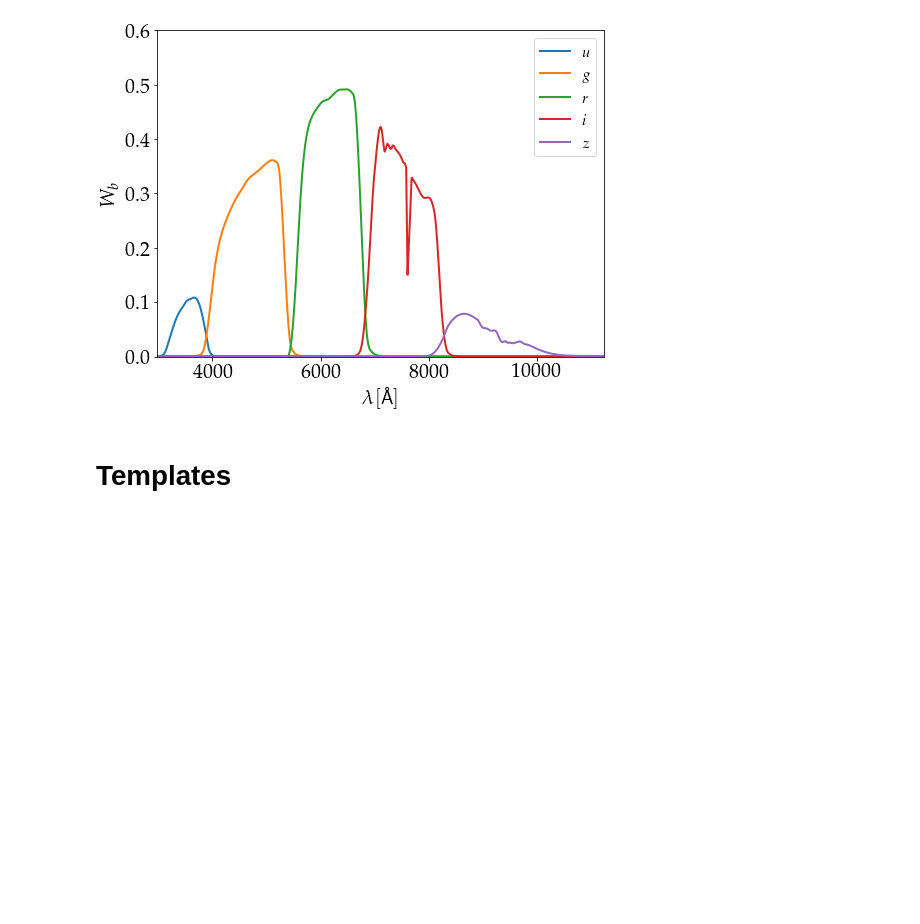
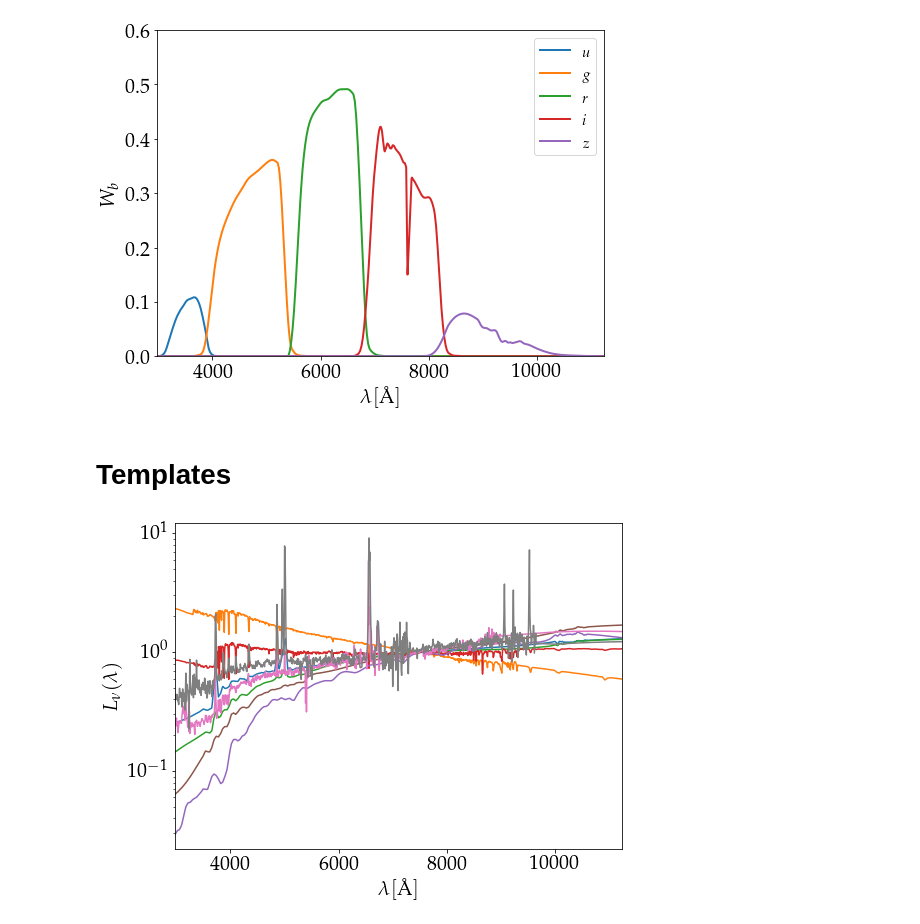
Before and after one commit to Harry45/BHM-nz, a Jupyter notebook: reference/BL-2016/understanding.ipynb, the cells around one changed output. Saved outputs shown, nothing was run; the diff lists cells and outputs as text; code cells hidden in the pictures; blank space fills up the shorter version.

```diff
--- a/reference/BL-2016/understanding.ipynb
+++ b/reference/BL-2016/understanding.ipynb
@@ -156,0 +151,45 @@ irregulars = ['Im_B2004a.sed','SB3_B2004a.sed','SB2_B2004a.sed', 'ssp_25Myr_z008
+# %%
+def process_templates(folder, waverange: list, nwave: int = 1000, normwave=7E3):
+    """
+    Process the templates in such a way that they are normalised at wavelength=7000 angstrom. They are
+    also interpolated in the range of the wavelength of the filters, that is, between 2980.0 and 11230.0.
+    """
+    waveint = np.linspace(waverange[0], waverange[1], nwave)
+    templates = dict()
+    seds = os.listdir('seds/')
+    for f in seds:
+        file = np.loadtxt(f'seds/{f}')
+        wavelength = file[:, 0]
+        sed = file[:,1] * file[:,0]**2
+        norm_constant = np.interp(normwave, wavelength, sed)
+        sed = sed / norm_constant
+        func = interp1d(wavelength, sed, bounds_error=False, kind='linear', fill_value=(sed[0], sed[-1]))
+        ynew = func(waveint)
+        templates[f.split('.')[0]] = ynew
+    templates['wavelength'] = waveint
+    return templates
+# %%
+# filenames for the templates
+template_fnames = os.listdir('seds/')
+templatenames = [f.split('.')[0] for f in template_fnames]
+
+# ellipticals = ['El_B2004a.sed']
+# spirals = ['Sbc_B2004a.sed','Scd_B2004a.sed']
+# irregulars = ['Im_B2004a.sed','SB3_B2004a.sed','SB2_B2004a.sed', 'ssp_25Myr_z008.sed','ssp_5Myr_z008.sed']
+
+# process templates
+waverange = (filters_int['wavelength'][0], filters_int['wavelength'][-1])
+templates = process_templates('seds/', waverange, 1000, 7.5E3)
+# %%
+plt.figure(figsize=(8,6))
+for fname in templatenames:
+    plt.plot(templates['wavelength'], templates[fname])
+plt.xlabel(r'$\lambda [\textrm{\AA}]$', fontsize = fontSize)
+plt.ylabel(r'$L_{\nu}(\lambda)$', fontsize = fontSize)
+plt.tick_params(axis='x', labelsize=fontSize)
+plt.tick_params(axis='y', labelsize=fontSize)
+plt.xlim(waverange[0], waverange[1])
+plt.yscale('log')
+plt.show()
+# %% [output]
+[figure, added]
```
Also changed, not shown: parts of 2 cells of this notebook.
